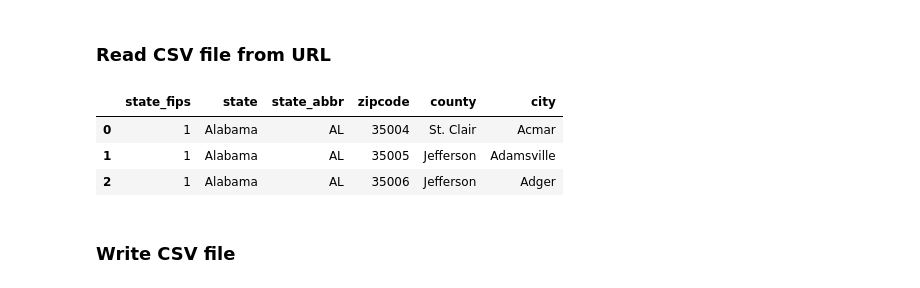
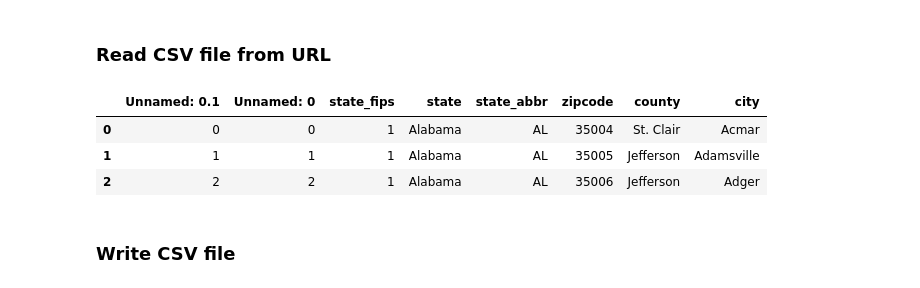
Before and after one commit to ryaready/cpp, a Jupyter notebook: pandas_tutorial(1).ipynb, the cells around one changed output. Saved outputs shown, nothing was run; the diff lists cells and outputs as text; code cells hidden in the pictures.

```diff
--- a/pandas_tutorial(1).ipynb
+++ b/pandas_tutorial(1).ipynb
@@ -43,14 +43,13 @@ df_csv.head(3)
 ### Read CSV file from URL
 # %%
 # Read csv file from url
-url='https://raw.githubusercontent.com/scpike/us-state-county-zip/master/geo-data.csv'
-df_url = pd.read_csv(url)
+df_url = pd.read_csv('dataset/csv_from_url.csv')
 df_url.head(3)
 # %% [output]
-|  | state_fips | state | state_abbr | zipcode | county | city |
-| 0 | 1 | Alabama | AL | 35004 | St. Clair | Acmar |
-| 1 | 1 | Alabama | AL | 35005 | Jefferson | Adamsville |
-| 2 | 1 | Alabama | AL | 35006 | Jefferson | Adger |
+|  | Unnamed: 0.1 | Unnamed: 0 | state_fips | state | state_abbr | zipcode | county | city |
+| 0 | 0 | 0 | 1 | Alabama | AL | 35004 | St. Clair | Acmar |
+| 1 | 1 | 1 | 1 | Alabama | AL | 35005 | Jefferson | Adamsville |
+| 2 | 2 | 2 | 1 | Alabama | AL | 35006 | Jefferson | Adger |
 # %% [markdown]
 ### Write CSV file
 # %%
```
Also changed, not shown: parts of 11 cells of this notebook, 4 other files.
